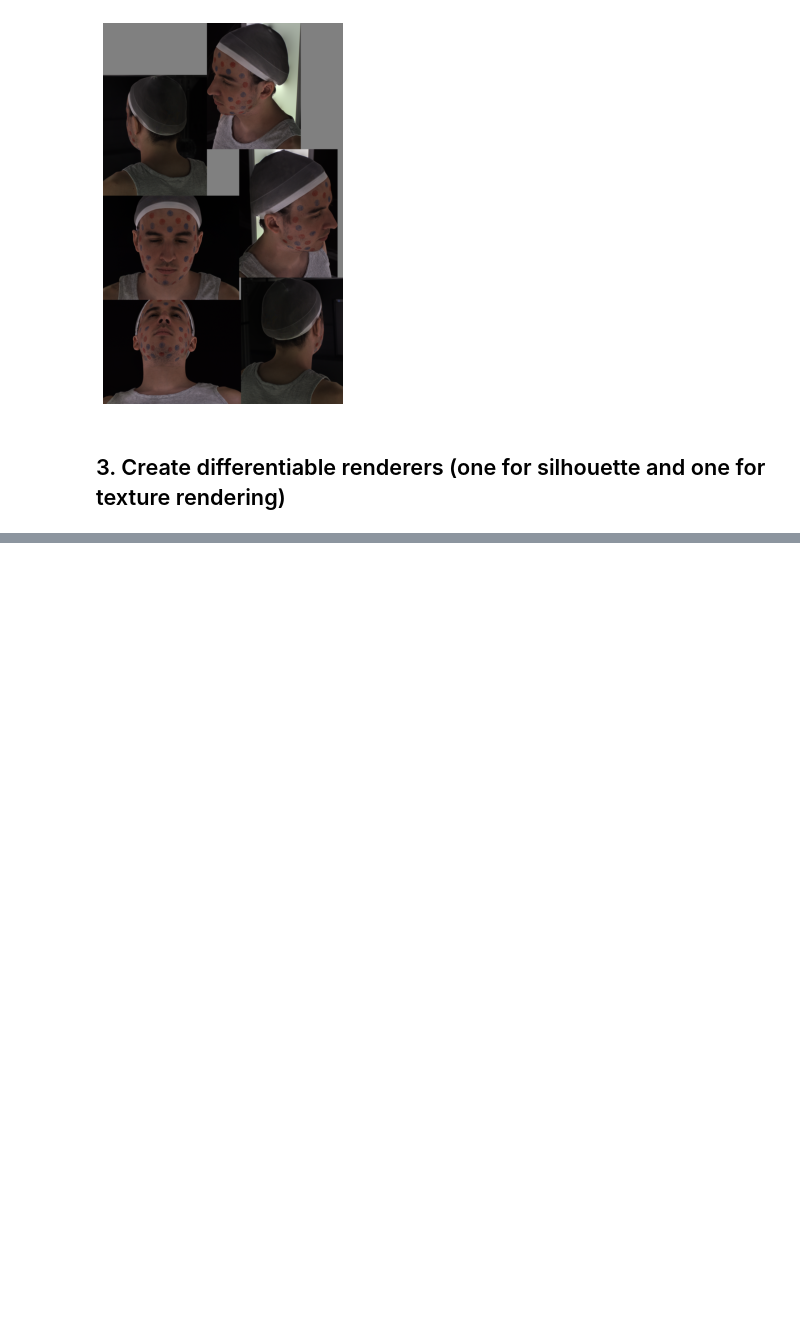
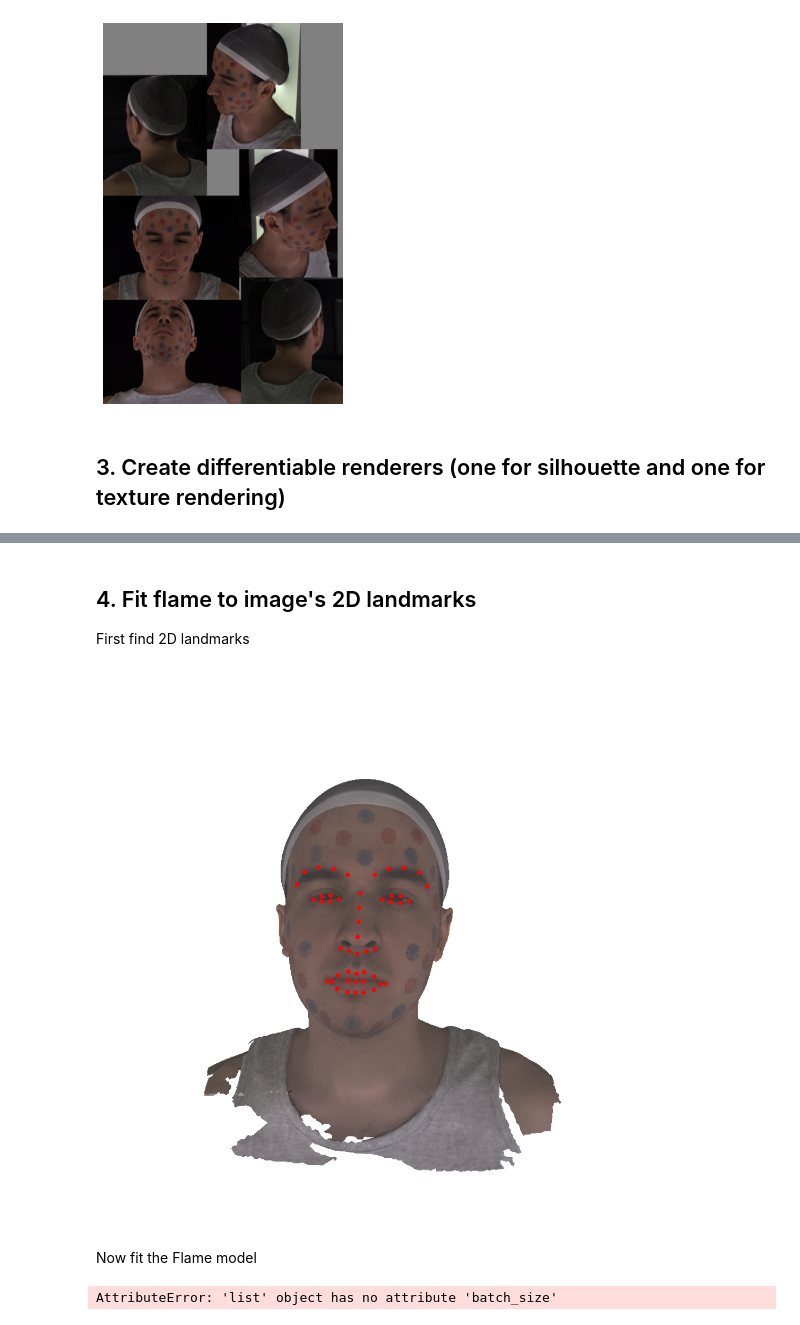
Before and after one commit to ocean1100/FaceGeometryTorch, a Jupyter notebook: opt_landmarks_and_silhouette.ipynb, the cells around one changed output, grey strips where cells are left out. Drawn from its saved outputs; the diff is of its cells as text; code cells hidden in the pictures; blank space fills up the shorter version.

```diff
--- a/opt_landmarks_and_silhouette.ipynb
+++ b/opt_landmarks_and_silhouette.ipynb
@@ -150,0 +158,63 @@ plt.grid(False)
+# %% [markdown]
+##  4. Fit flame to image's 2D landmarks
+First find 2D landmarks
+# %%
+from fitting.landmarks_fitting import *
+from torch.autograd import Variable
+from flame import FlameLandmarks
+import cv2
+
+
+texture_mapping = './data/texture_data.npy'
+target_img = cv2.imread(textured_file_path)
+
+# Predict face location and then face landmarks
+face_detector, face_landmarks_predictor = get_face_detector_and_landmarks_predictor()
+rect = dlib_get_face_rectangle(target_img, face_detector)
+target_2d_lmks = dlib_get_landmarks(target_img, rect, face_landmarks_predictor)
+
+mirrored_2d_lmks = target_2d_lmks
+mirrored_2d_lmks[:,1] = target_img.shape[0]-target_2d_lmks[:,1]
+for (x, y) in mirrored_2d_lmks:
+    cv2.circle(target_img, (int(x), int(y)), 4, (0, 0, 255), -1)
+
+plt.figure(figsize=(20, 20))
+plt.axis("off")
+plt.imshow(cv2.cvtColor(target_img, cv2.COLOR_BGR2RGB))
+plt.show()
+
+#flamelayer = FlameLandmarks(config)
+#flamelayer.cuda()
+#fit_geometry_and_texture_to_2D_landmarks(config.texture_mapping, config.target_img_path, config.out_path)
+# %% [output]
+[figure, added]
+# %% [markdown]
+Now fit the Flame model
+# %%
+from config import parser,get_config
+
+config = []
+config.batch_size = 1
+config.flame_model_path = './model/male_model.pkl'
+
+flamelayer = FlameLandmarks(config)
+flamelayer.cuda()
+
+# Guess initial camera parameters (weak perspective = only scale)
+_, landmarks_3D, _ = flamelayer()
+initial_scale = init_weak_prespective_camera_scale_from_landmarks(landmarks_3D, target_2d_lmks)
+scale = Variable(torch.tensor(initial_scale, dtype=landmarks_3D.dtype).cuda(),requires_grad=True)
+
+# Initial guess: fit by optimizing only rigid motion
+vars = [scale, flamelayer.transl, flamelayer.global_rot] # Optimize for global scale, translation and rotation
+rigid_scale_optimizer = torch.optim.LBFGS(vars, tolerance_change=5e-6, max_iter=500)
+vertices, result_scale = fit_flame_to_2D_landmarks(flamelayer, scale, target_2d_lmks, rigid_scale_optimizer)
+
+# Fit with all Flame parameters parameters
+vars = [scale, flamelayer.transl, flamelayer.global_rot, flamelayer.shape_params, flamelayer.expression_params, flamelayer.jaw_pose, flamelayer.neck_pose]
+all_flame_params_optimizer = torch.optim.LBFGS(vars, tolerance_change=1e-7, max_iter=1500)
+vertices, result_scale = fit_flame_to_2D_landmarks(flamelayer, scale, target_2d_lmks, all_flame_params_optimizer)
+
+faces = flamelayer.faces
+# %% [output]
+AttributeError: 'list' object has no attribute 'batch_size'
```
Also changed, not shown: parts of 3 cells of this notebook.
